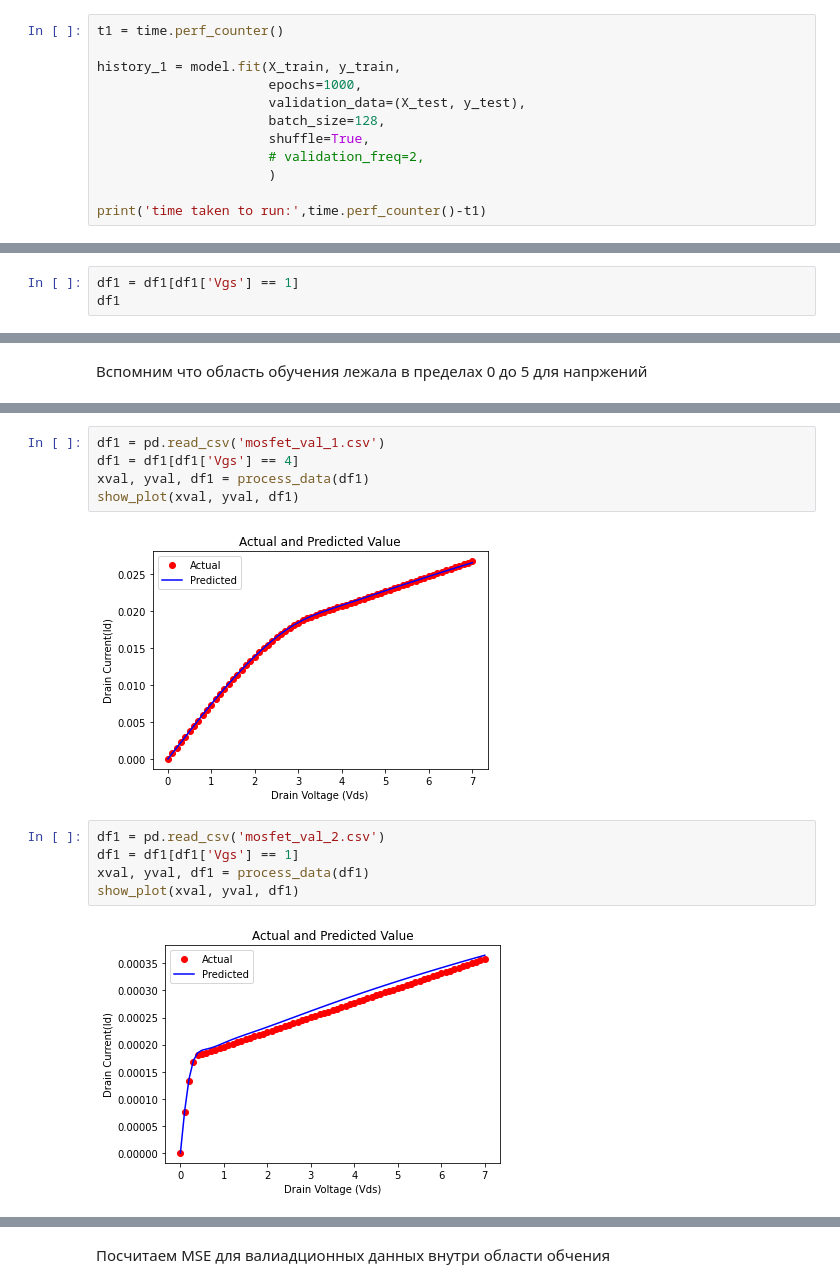
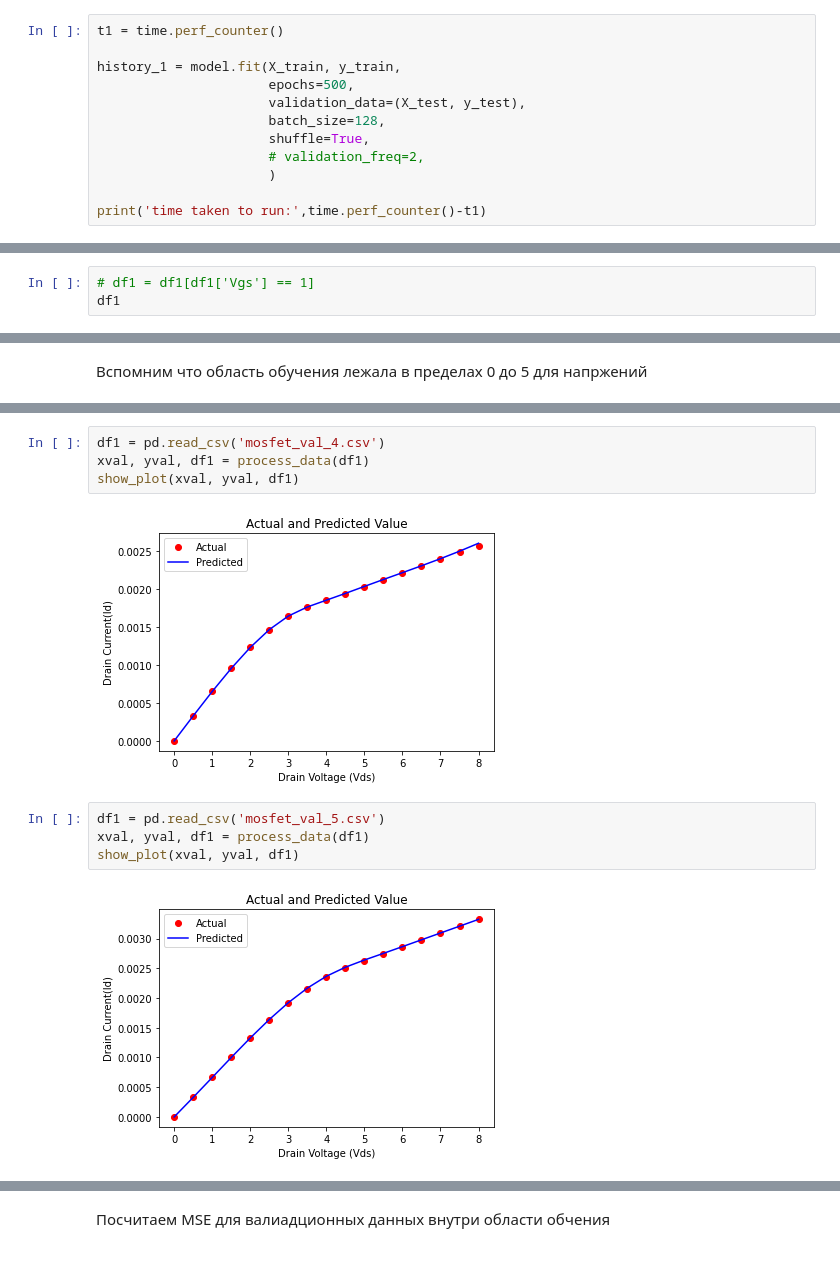
Before and after one commit to Larionov-Semyon/mosfet, a Jupyter notebook: model_5_params/mos_nn_v2.ipynb, the cells around one changed output, grey strips where cells are left out. Cells and saved outputs as stored; diff of their text form.

Commit message:
mosfet 2p and 5p

```diff
--- a/model_5_params/mos_nn_v2.ipynb
+++ b/model_5_params/mos_nn_v2.ipynb
@@ -190,7 +189,7 @@ _________________________________________________________________
 t1 = time.perf_counter()
 
 history_1 = model.fit(X_train, y_train,
-                      epochs=1000,
+                      epochs=500,
                       validation_data=(X_test, y_test),
                       batch_size=128,
                       shuffle=True,
@@ -356,5 +317,5 @@ def process_data(df):
 # %%
-df1 = df1[df1['Vgs'] == 1]
+# df1 = df1[df1['Vgs'] == 1]
 df1
 # %% [output]
 |  | Vds | Vgs | L | W | T | Id |
@@ -403,14 +371,12 @@ show_plot(xval, yval, df1)
 # %%
-df1 = pd.read_csv('mosfet_val_1.csv')
-df1 = df1[df1['Vgs'] == 4]
+df1 = pd.read_csv('mosfet_val_4.csv')
 xval, yval, df1 = process_data(df1)
 show_plot(xval, yval, df1)
 # %% [output]
-[figure, old version]
+[figure, new version]
 # %%
-df1 = pd.read_csv('mosfet_val_2.csv')
-df1 = df1[df1['Vgs'] == 1]
+df1 = pd.read_csv('mosfet_val_5.csv')
 xval, yval, df1 = process_data(df1)
 show_plot(xval, yval, df1)
 # %% [output]
-[figure, old version]
+[figure, new version]
```
Also changed, not shown: parts of 43 cells of this notebook, 12 other files.
